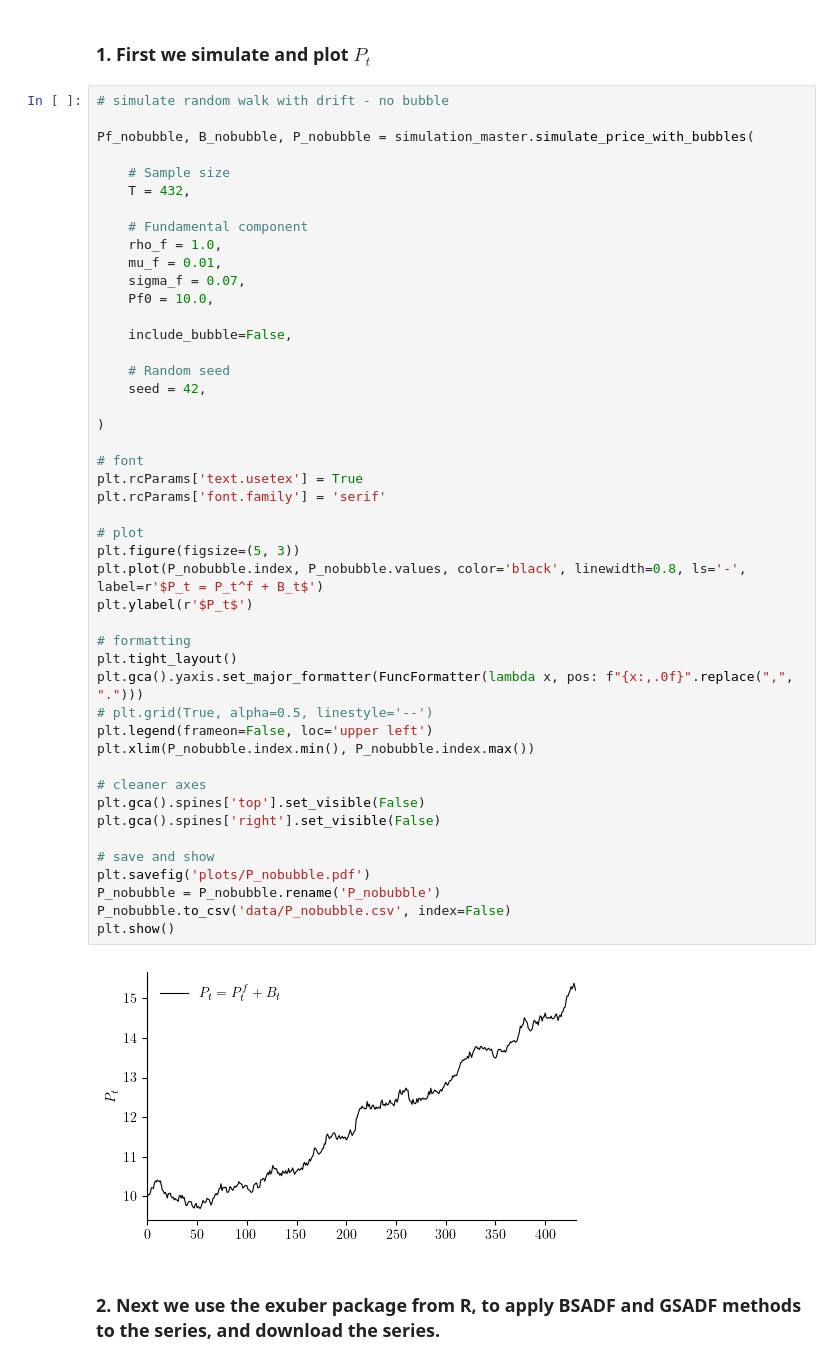
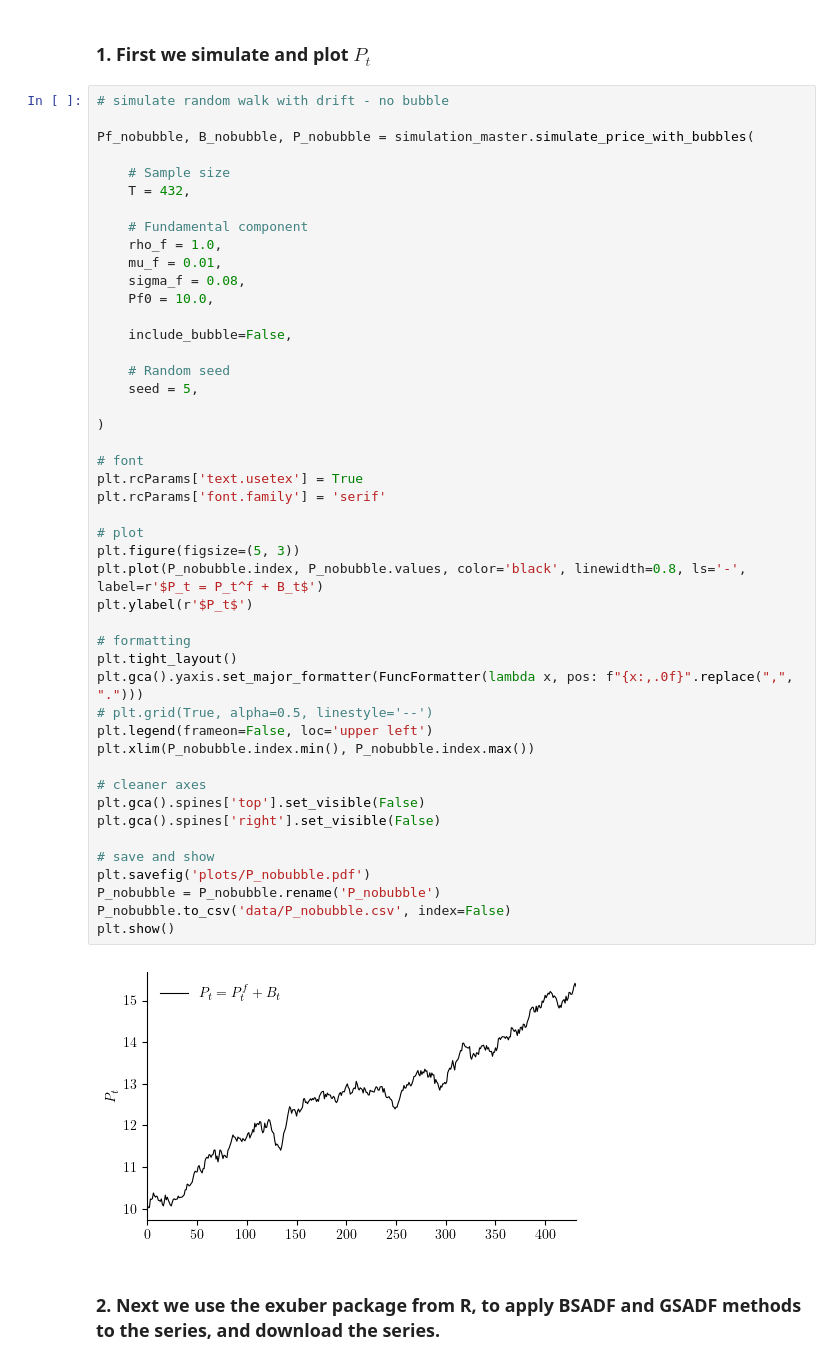
Before and after one commit to emilfriis/Bachelor, a Jupyter notebook: simulation/simulation_nobubble.ipynb, the cells around one changed output. Drawn from its saved outputs; the diff is of its cells as text.

```diff
--- a/simulation/simulation_nobubble.ipynb
+++ b/simulation/simulation_nobubble.ipynb
@@ -49,43 +47,43 @@ Pf_nobubble, B_nobubble, P_nobubble = simulation_master.simulate_price_with_bubb
     # Fundamental component
     rho_f = 1.0,
     mu_f = 0.01,
-    sigma_f = 0.07,
+    sigma_f = 0.08,
     Pf0 = 10.0,
 
     include_bubble=False,
 
     # Random seed
-    seed = 42,
+    seed = 5,
 
 )
 
 # font
 plt.rcParams['text.usetex'] = True
 plt.rcParams['font.family'] = 'serif'
 
 # plot
 plt.figure(figsize=(5, 3))
 plt.plot(P_nobubble.index, P_nobubble.values, color='black', linewidth=0.8, ls='-', label=r'$P_t = P_t^f + B_t$')
 plt.ylabel(r'$P_t$')
 
 # formatting
 plt.tight_layout()
 plt.gca().yaxis.set_major_formatter(FuncFormatter(lambda x, pos: f"{x:,.0f}".replace(",", ".")))
 # plt.grid(True, alpha=0.5, linestyle='--')
 plt.legend(frameon=False, loc='upper left')
 plt.xlim(P_nobubble.index.min(), P_nobubble.index.max())
 
 # cleaner axes
 plt.gca().spines['top'].set_visible(False)
 plt.gca().spines['right'].set_visible(False)
 
 # save and show
 plt.savefig('plots/P_nobubble.pdf')
 P_nobubble = P_nobubble.rename('P_nobubble')
 P_nobubble.to_csv('data/P_nobubble.csv', index=False)
 plt.show()
 # %% [output]
-[figure, old version]
+[figure, new version]
 # %% [markdown]
 ### 2. Next we use the exuber package from R, to apply BSADF and GSADF methods to the series, and download the series.
 # %%
```
Also changed, not shown: parts of 7 cells of this notebook, 33 other files.
